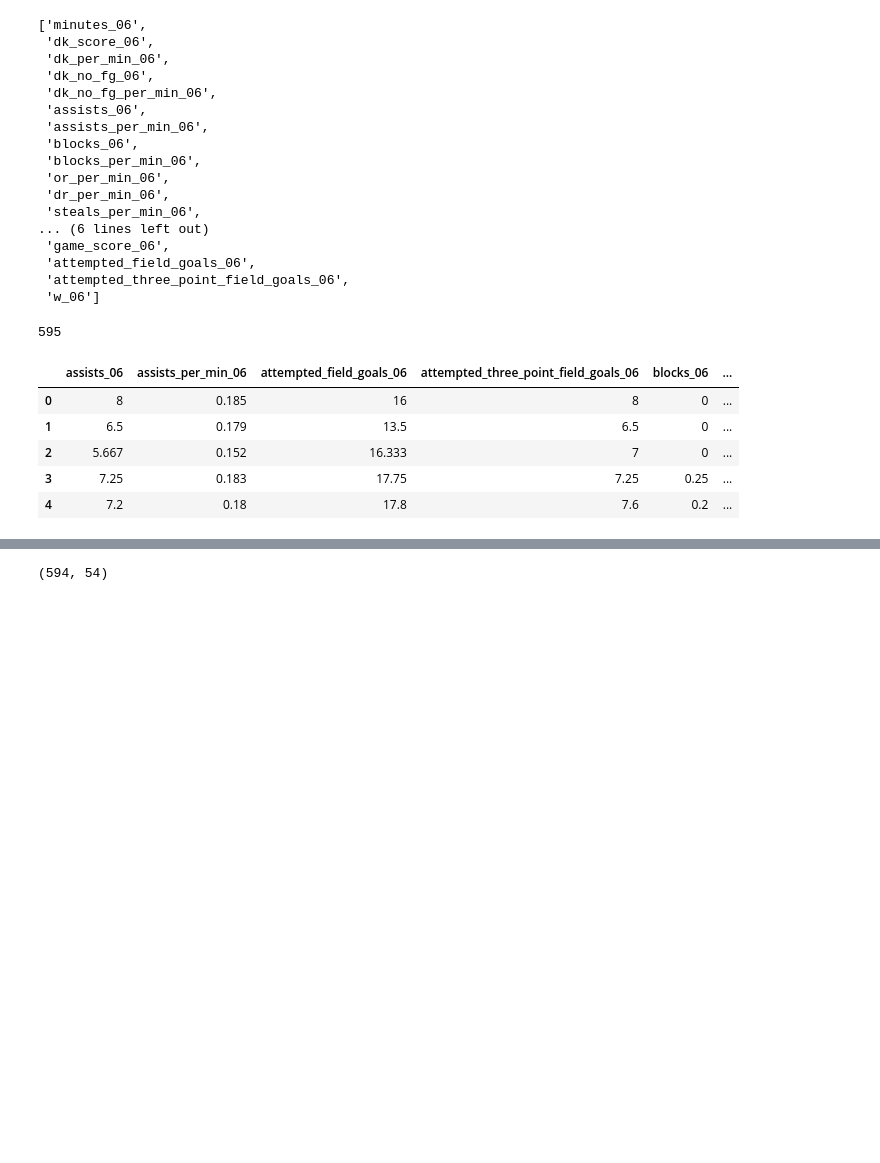
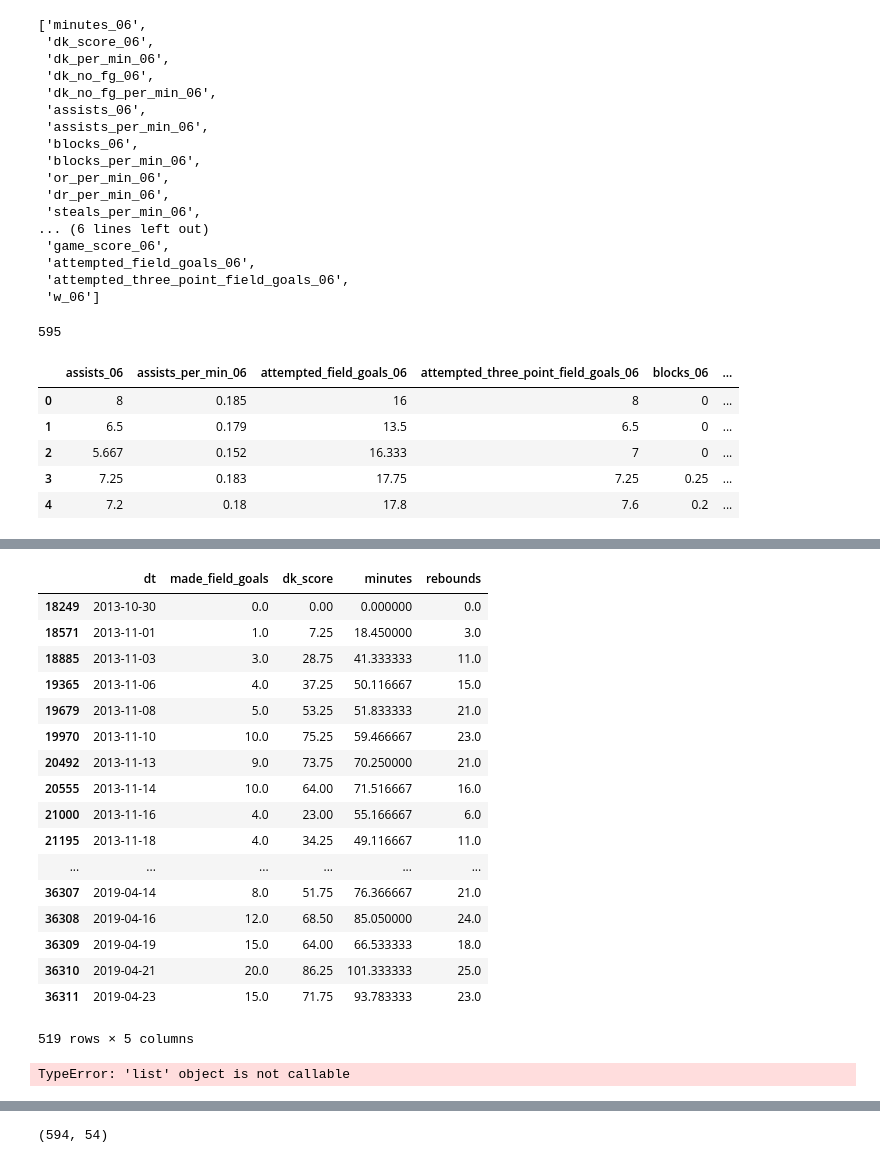
Before and after one commit to shanemulqueen/nba, a Jupyter notebook: model.ipynb, the cells around one changed output, grey strips where cells are left out. Drawn from its saved outputs; the diff is of its cells as text; code cells hidden in the pictures; blank space fills up the shorter version.

Commit message:
added time lag script

```diff
--- a/model.ipynb
+++ b/model.ipynb
@@ -30,5 +41,5 @@ from src.db_helper import DB_helper
 # %%
-#clnr = Cleaner()
+clnr = Cleaner()
 db = DB_helper()
 # %% [output]
 reading env variables
@@ -93,0 +145,3 @@ data = data.sort_values(by='date',axis = 0)
+# %%
+test = data [data['slug']=='adamsst01']
+test.head()
@@ -93,0 +155,23 @@ data = data.sort_values(by='date',axis = 0)
+# %%
+offset = 7
+time_lag_sums=['dt','made_field_goals','dk_score','minutes','rebounds']
+test[time_lag_sums].rolling('7d', on = 'dt',closed = 'left').sum().fillna(0)
+# %% [output]
+|  | dt | made_field_goals | dk_score | minutes | rebounds |
+| 18249 | 2013-10-30 | 0.0 | 0.00 | 0.000000 | 0.0 |
+| 18571 | 2013-11-01 | 1.0 | 7.25 | 18.450000 | 3.0 |
+| 18885 | 2013-11-03 | 3.0 | 28.75 | 41.333333 | 11.0 |
+| 19365 | 2013-11-06 | 4.0 | 37.25 | 50.116667 | 15.0 |
+| 19679 | 2013-11-08 | 5.0 | 53.25 | 51.833333 | 21.0 |
+| 19970 | 2013-11-10 | 10.0 | 75.25 | 59.466667 | 23.0 |
+| 20492 | 2013-11-13 | 9.0 | 73.75 | 70.250000 | 21.0 |
+| 20555 | 2013-11-14 | 10.0 | 64.00 | 71.516667 | 16.0 |
+| 21000 | 2013-11-16 | 4.0 | 23.00 | 55.166667 | 6.0 |
+| 21195 | 2013-11-18 | 4.0 | 34.25 | 49.116667 | 11.0 |
+| ... | ... | ... | ... | ... | ... |
+| 36307 | 2019-04-14 | 8.0 | 51.75 | 76.366667 | 21.0 |
+| 36308 | 2019-04-16 | 12.0 | 68.50 | 85.050000 | 24.0 |
+| 36309 | 2019-04-19 | 15.0 | 64.00 | 66.533333 | 18.0 |
+| 36310 | 2019-04-21 | 20.0 | 86.25 | 101.333333 | 25.0 |
+| 36311 | 2019-04-23 | 15.0 | 71.75 | 93.783333 | 23.0 |
+519 rows × 5 columns
@@ -93,0 +180,4 @@ data = data.sort_values(by='date',axis = 0)
+# %%
+test[['dt','assists','dk_score']].rolling('7d',on = 'dt').apply([np.sum,np.min])
+# %% [output]
+TypeError: 'list' object is not callable
```
Also changed, not shown: parts of 14 cells of this notebook, 2 other files.
